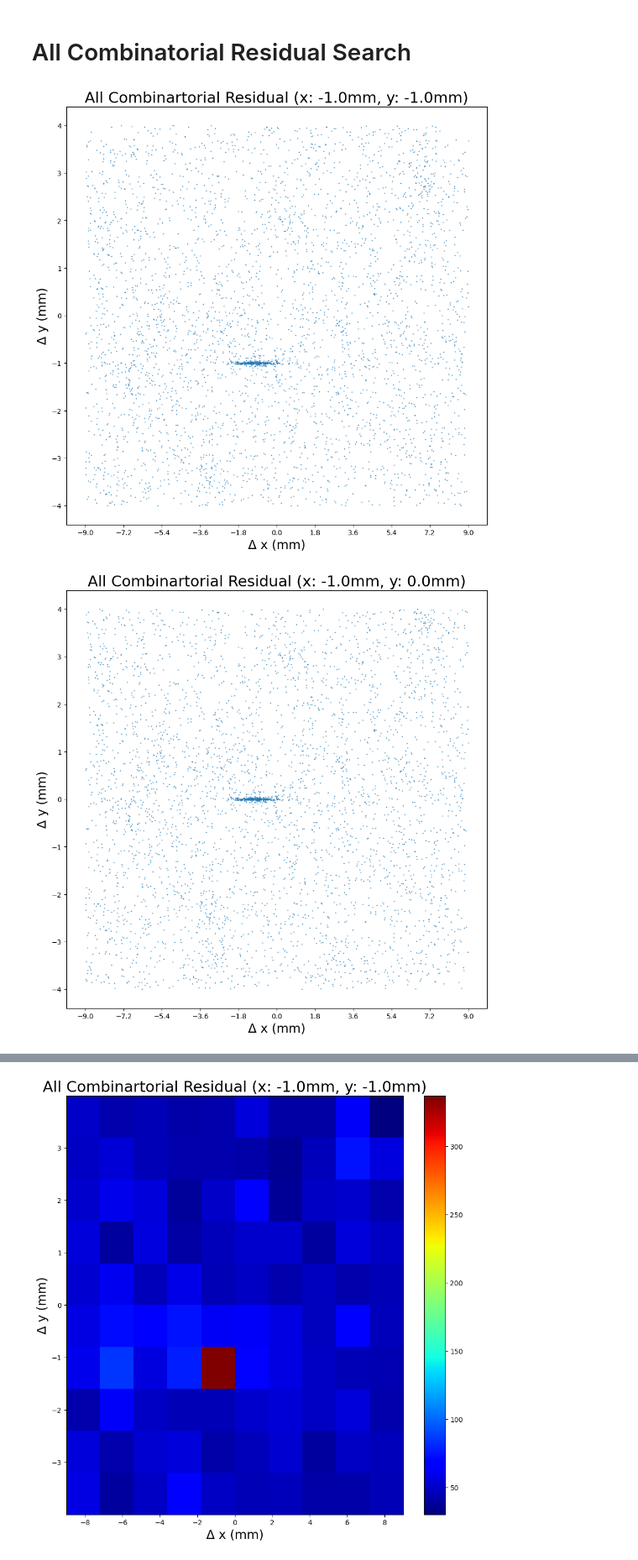
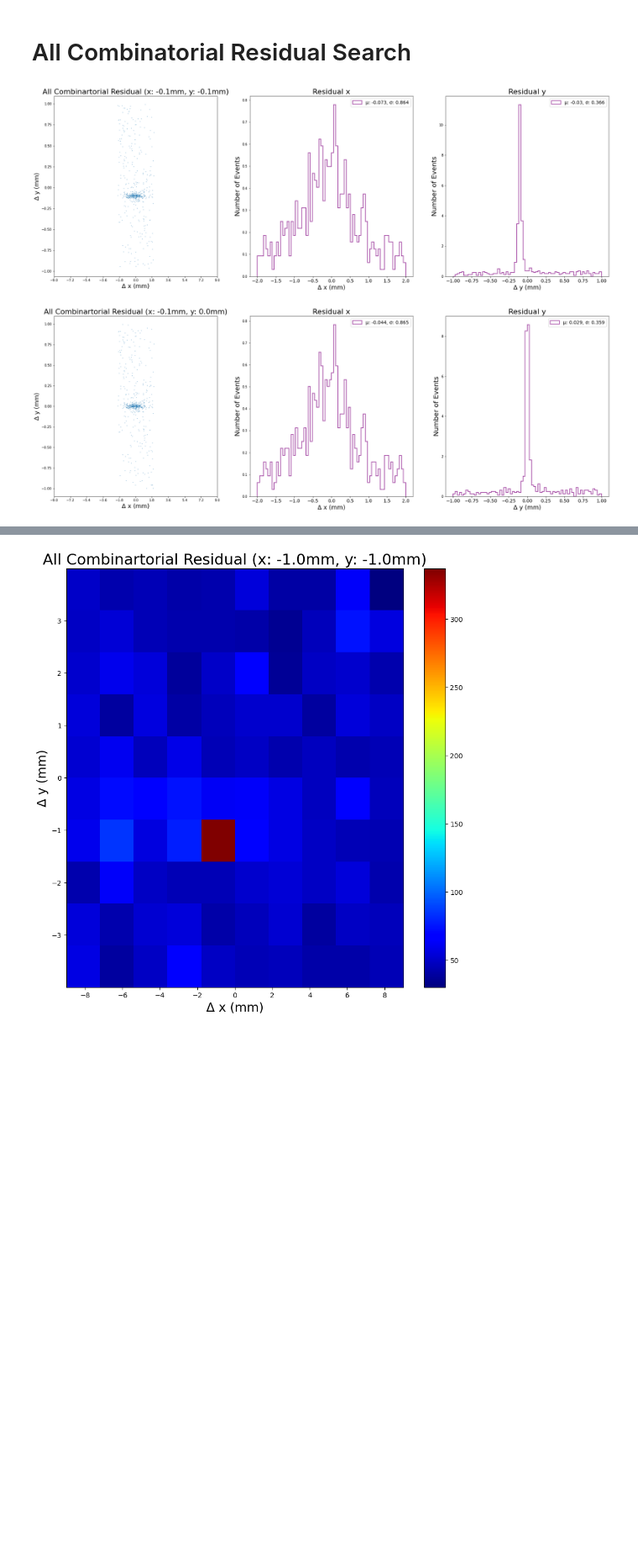
Before and after one commit to alig146/Emulsion-IFT-Matching, a Jupyter notebook: mc_matching.ipynb, the cells around one changed output, grey strips where cells are left out. Shown at 84% size. Drawn from its saved outputs; the diff is of its cells as text; code cells hidden in the pictures; blank space fills up the shorter version.

```diff
--- a/mc_matching.ipynb
+++ b/mc_matching.ipynb
@@ -192,0 +207,20 @@ plt.show()
+# %%
+plt.figure(figsize=(28, 10))
+plt.subplot(1, 2, 1)
+bin = np.linspace(-5, 5, 71)
+plt.hist(dx_tmp, bins=bin, alpha=0.7, histtype='step', linewidth=2, density=True, color='purple', label=f'minimum chi2 dx µ: {round(np.mean(dx_tmp), 3)}, σ: {round(np.std(dx_tmp), 3)}')
+plt.title('Residual x', fontsize=22)
+plt.ylabel('Number of Events', fontsize=20)
+plt.xlabel('dx (mm)', fontsize=20)
+plt.xticks(fontsize=14)
+plt.legend(fontsize=14)
+
+plt.subplot(1, 2, 2)
+bin = np.linspace(-0.25, 0.25, 71)
+plt.hist(dy_tmp, bins=bin, alpha=0.7, histtype='step', linewidth=2, density=True, color='purple', label=f'minimum chi2 dy µ: {round(np.mean(dy_tmp), 3)}, σ: {round(np.std(dy_tmp), 3)}')
+plt.title('Residual y', fontsize=22)
+plt.ylabel('Number of Events', fontsize=20)
+plt.xlabel('dy (mm)', fontsize=20)
+plt.xticks(fontsize=14)
+plt.legend(fontsize=14)
+plt.show()
@@ -193,31 +230,53 @@ plt.show()
 # %% [markdown]
 # All Combinatorial Residual Search
 # %%
-# Scatter Plot
-dx, dy = np.linspace(-1, 1, 3), np.linspace(-1, 1, 3)
+dx, dy = np.linspace(-0.1, 0.1, 3), np.linspace(-0.1, 0.1, 3)
+# dx, dy = np.linspace(-1, 1, 3), np.linspace(-1, 1, 3)
+
 for i in range(len(dx)):
     for j in range(len(dy)):
         dy_tmp = ((np.array(ift_y_pred) + dy[j]).reshape(len(ift_x_pred), 1) - np.array(emu.y_pred)).flatten()
         dx_tmp = ((np.array(ift_x_pred) + dx[i]).reshape(len(ift_x_pred), 1) - np.array(emu.x_pred)).flatten()
         dtx_tmp = ((np.array(ifttx)).reshape(len(ift_x_pred), 1) - np.array(emu['tx'])).flatten()
         dty_tmp = ((np.array(iftty)).reshape(len(ift_x_pred), 1) - np.array(emu['ty'])).flatten()
 
         m = pd.DataFrame({'x_res': dx_tmp, 'y_res': dy_tmp, 'tx_res': dtx_tmp, 'ty_res': dty_tmp})
-        m = m[(abs(m['x_res']) < 9) & (abs(m['y_res']) < 4) & (abs(m['ty_res']) < 0.1)]
+        # m = m[(abs(m['x_res']) < 9) & (abs(m['y_res']) < 4) & (abs(m['ty_res']) < 0.1)]
+        m = m[(abs(m['x_res']) < 2) & (abs(m['y_res']) < 1) & (abs(m['ty_res']) < 0.1)]
 
-        plt.figure(figsize=(11, 11))
+
+        plt.figure(figsize=(30, 10))
 
         dy_sel = m['y_res']
         dx_sel = m['x_res']
+
+        plt.subplot(1, 3, 1)
         plt.scatter(dx_sel, dy_sel, marker='.', s=1)
         plt.xlabel(f'Δ x (mm)', fontsize=18)
         plt.ylabel(f'Δ y (mm)', fontsize=18)
         plt.title(f'All Combinartorial Residual (x: {round(dx[i], 2)}mm, y: {round(dy[j], 2)}mm)', fontsize=22)
         plt.xticks(np.linspace(-9, 9, 11), fontsize=10)
-        #plt.yticks(np.linspace(-.2, .2, 11), fontsize=10)
-        #plt.legend(fontsize=15)
+
+        plt.subplot(1, 3, 2)
+        bin = np.linspace(-2, 2, 71)
+        plt.hist(dx_sel, bins=bin, alpha=0.7, histtype='step', linewidth=2, density=True, color='purple', label=f'µ: {round(np.mean(dx_sel), 3)}, σ: {round(np.std(dx_sel), 3)}')
+        plt.title('Residual x', fontsize=22)
+        plt.ylabel('Number of Events', fontsize=20)
+        plt.xlabel(f'Δ x (mm)', fontsize=18)
+        plt.xticks(fontsize=14)
+        plt.legend(fontsize=14)
+
+        plt.subplot(1, 3, 3)
+        # bin = np.linspace(-0.25, 0.25, 71)
+        bin = np.linspace(-1, 1, 71)
+        plt.hist(dy_sel, bins=bin, alpha=0.7, histtype='step', linewidth=2, density=True, color='purple', label=f'µ: {round(np.mean(dy_sel), 3)}, σ: {round(np.std(dy_sel), 3)}')
+        plt.title('Residual y', fontsize=22)
+        plt.ylabel('Number of Events', fontsize=20)
+        plt.xlabel(f'Δ y (mm)', fontsize=18)
+        plt.xticks(fontsize=14)
+        plt.legend(fontsize=14)
 
         plt.show()
 # %% [output]
-[figure, old version]
+[figure, new version]
-[figure, old version]
+[figure, new version]
```
Also changed, not shown: parts of 10 cells of this notebook, 1 other file.
